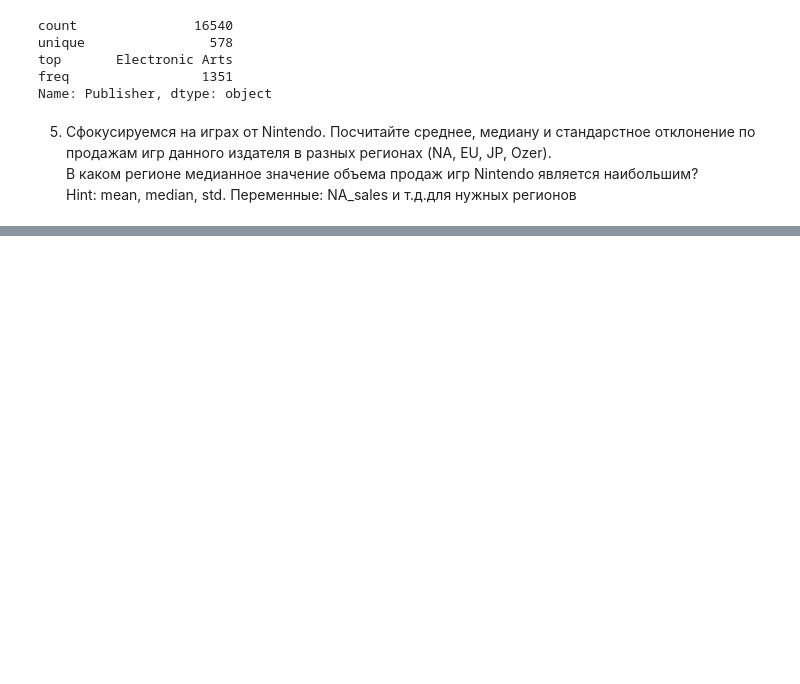
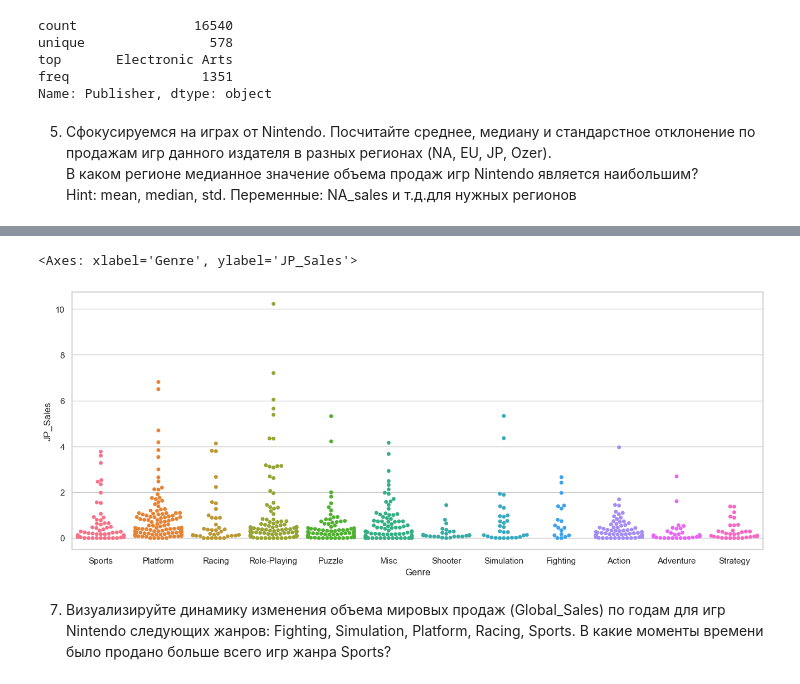
Before and after one commit to Praldmur/Simulation, a Jupyter notebook: 6_mod/1.ipynb, the cells around one changed output, grey strips where cells are left out. Saved outputs shown, nothing was run; the diff lists cells and outputs as text; code cells hidden in the pictures; blank space fills up the shorter version.

```diff
--- a/6_mod/1.ipynb
+++ b/6_mod/1.ipynb
@@ -219,0 +321,7 @@ df.loc[df.Publisher == 'Nintendo']
+# %%
+sns.swarmplot(data=df.query("Publisher == 'Nintendo'"), x='Genre', y='JP_Sales', hue='Genre')
+# %% [output]
+<Axes: xlabel='Genre', ylabel='JP_Sales'>
+[figure, added]
+# %% [markdown]
+7.	Визуализируйте динамику изменения объема мировых продаж (Global_Sales) по годам для игр Nintendo следующих жанров: Fighting, Simulation, Platform, Racing, Sports. В какие моменты времени было продано больше всего игр жанра Sports?
```
Also changed, not shown: parts of 11 cells of this notebook.
